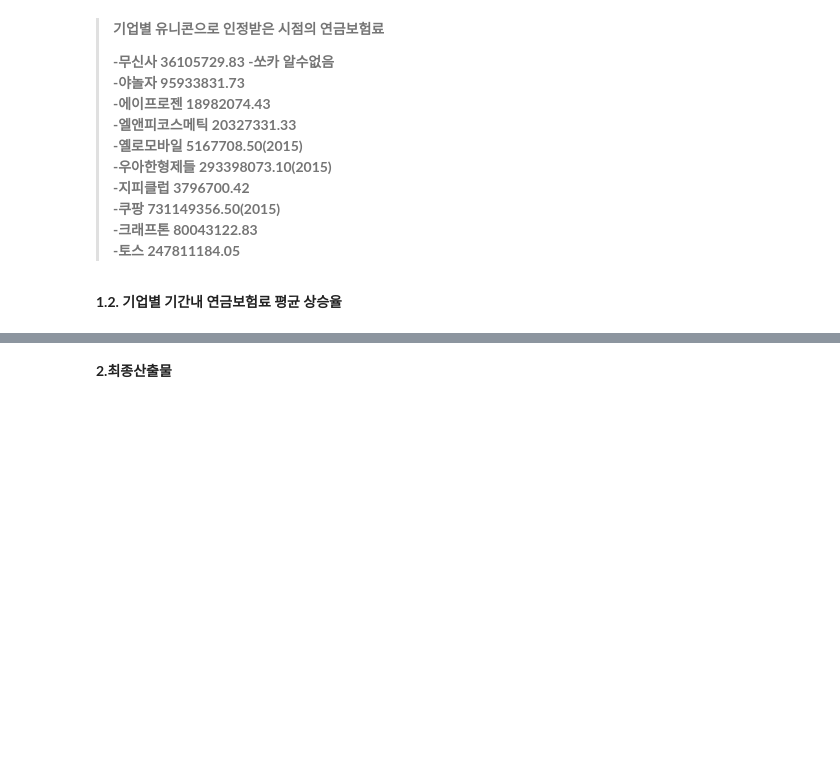
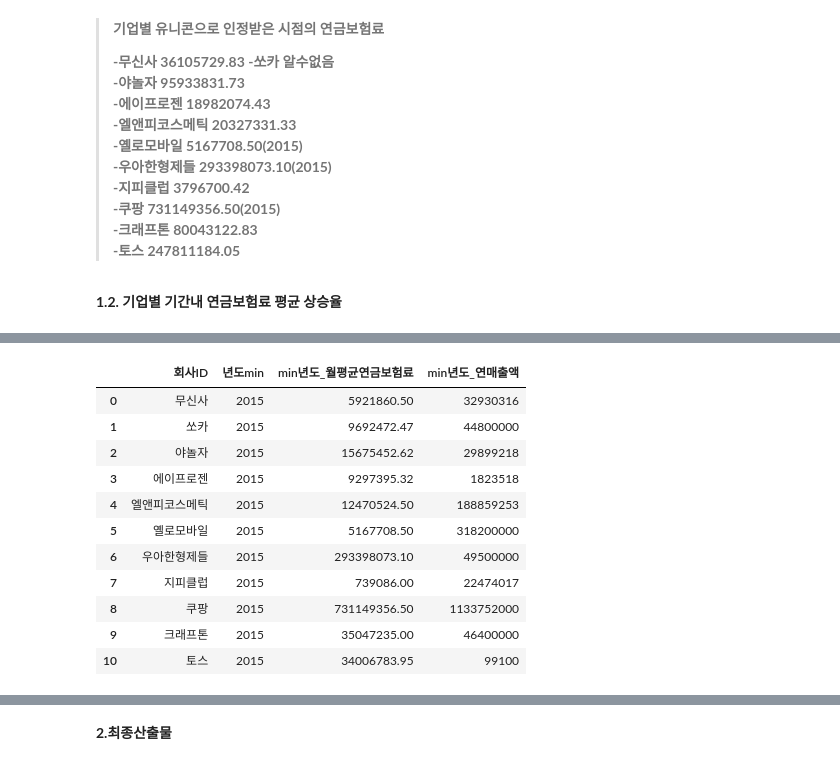
Before and after one commit to kevinpark2021/team3_wanted_onboarding, a Jupyter notebook: 유니콘기업분석_연금보험료.ipynb, the cells around one changed output, grey strips where cells are left out. Cells and saved outputs as stored; diff of their text form; code cells hidden in the pictures; blank space fills up the shorter version.

```diff
--- a/유니콘기업분석_연금보험료.ipynb
+++ b/유니콘기업분석_연금보험료.ipynb
@@ -255,0 +204,22 @@ df_unichange
+# %%
+#기업별 연도별_월평균보험료 변화량 추출-min년도
+df_pen_min=(df_year.sort_values(['년도']).groupby(['회사ID']).년도.min())
+df_pen_min=pd.DataFrame(df_pen_min).reset_index()
+df_pen_min=pd.merge(df_pen_min,df_year)
+df_pen_min.rename(columns = {'연도별_월평균연금보험료' : 'min년도_월평균연금보험료'}, inplace = True)
+df_pen_min.rename(columns = {'년도' : '년도min'}, inplace = True)
+df_pen_min.rename(columns = {'연매출액' : 'min년도_연매출액'}, inplace = True)
+df_pen_min
+# %% [output]
+|  | 회사ID | 년도min | min년도_월평균연금보험료 | min년도_연매출액 |
+| 0 | 무신사 | 2015 | 5921860.50 | 32930316 |
+| 1 | 쏘카 | 2015 | 9692472.47 | 44800000 |
+| 2 | 야놀자 | 2015 | 15675452.62 | 29899218 |
+| 3 | 에이프로젠 | 2015 | 9297395.32 | 1823518 |
+| 4 | 엘앤피코스메틱 | 2015 | 12470524.50 | 188859253 |
+| 5 | 옐로모바일 | 2015 | 5167708.50 | 318200000 |
+| 6 | 우아한형제들 | 2015 | 293398073.10 | 49500000 |
+| 7 | 지피클럽 | 2015 | 739086.00 | 22474017 |
+| 8 | 쿠팡 | 2015 | 731149356.50 | 1133752000 |
+| 9 | 크래프톤 | 2015 | 35047235.00 | 46400000 |
+| 10 | 토스 | 2015 | 34006783.95 | 99100 |
```
Also changed, not shown: parts of 33 cells of this notebook.
